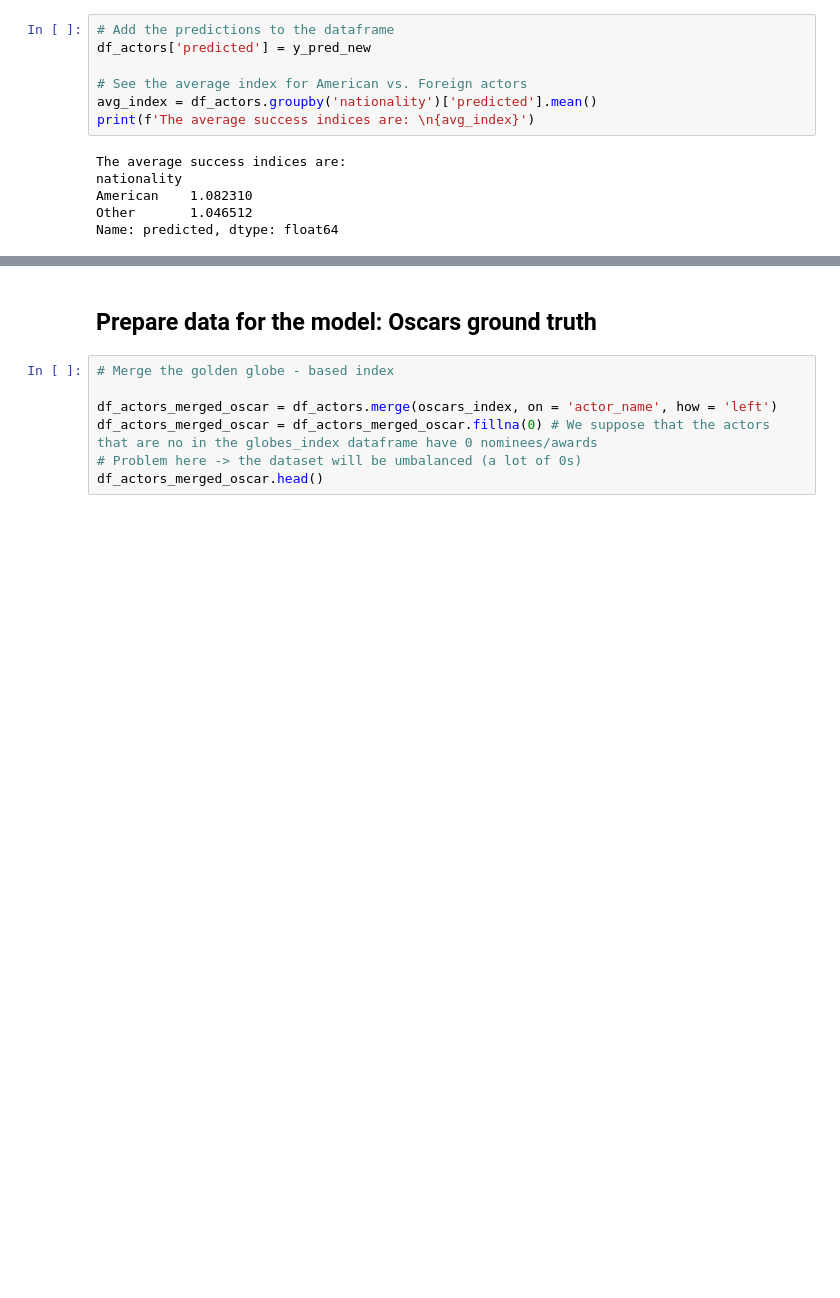
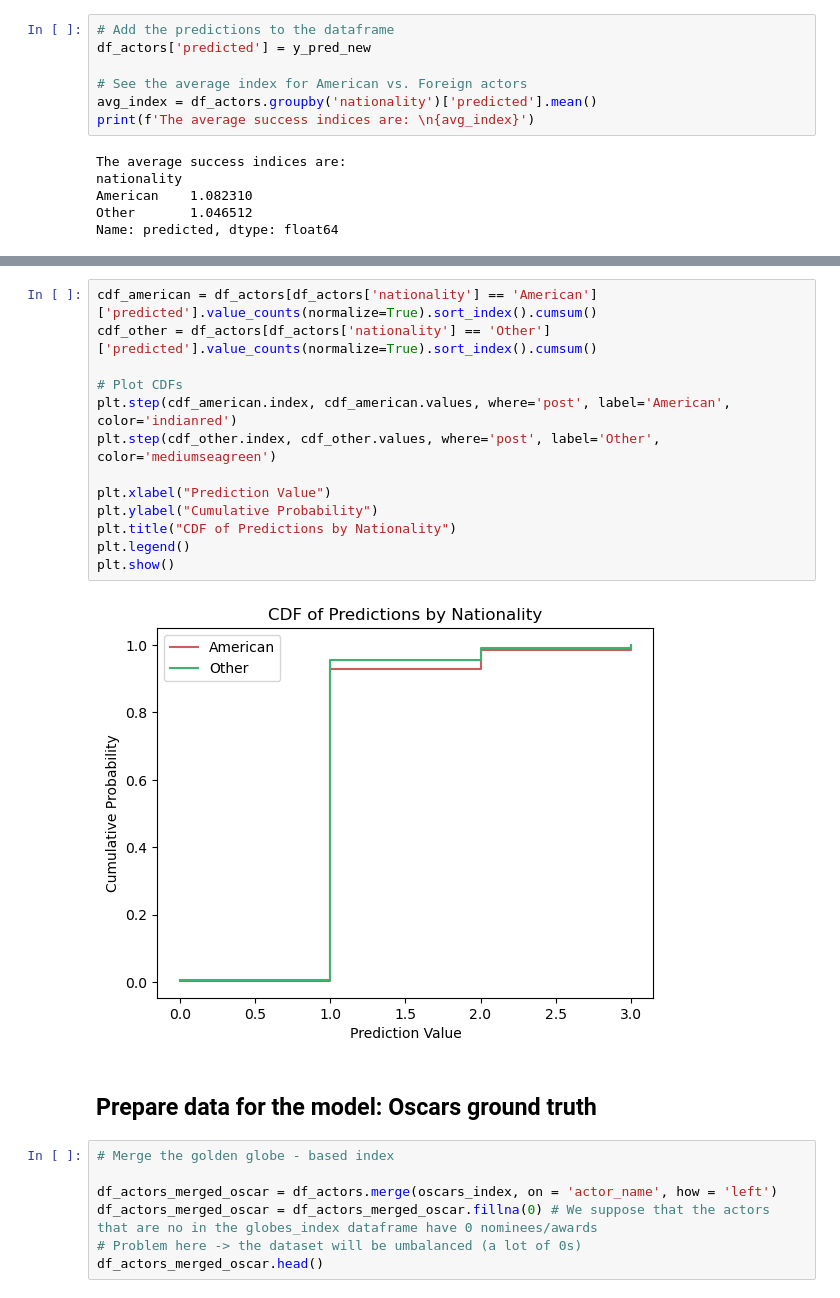
Before and after one commit to epfl-ada/ada-2024-project-adactylous, a Jupyter notebook: Actor_success_index_Ge.ipynb, the cells around one changed output, grey strips where cells are left out. Cells and saved outputs as stored; diff of their text form; blank space fills up the shorter version.

```diff
--- a/Actor_success_index_Ge.ipynb
+++ b/Actor_success_index_Ge.ipynb
@@ -231,3 +258,18 @@ Name: predicted, dtype: float64
+# %%
+cdf_american = df_actors[df_actors['nationality'] == 'American']['predicted'].value_counts(normalize=True).sort_index().cumsum()
+cdf_other = df_actors[df_actors['nationality'] == 'Other']['predicted'].value_counts(normalize=True).sort_index().cumsum()
+
+# Plot CDFs
+plt.step(cdf_american.index, cdf_american.values, where='post', label='American', color='indianred')
+plt.step(cdf_other.index, cdf_other.values, where='post', label='Other', color='mediumseagreen')
+
+plt.xlabel("Prediction Value")
+plt.ylabel("Cumulative Probability")
+plt.title("CDF of Predictions by Nationality")
+plt.legend()
+plt.show()
+# %% [output]
+[figure, added]
 # %% [markdown]
 ## Prepare data for the model: Oscars ground truth
 # %%
```
Also changed, not shown: parts of 3 cells of this notebook.
